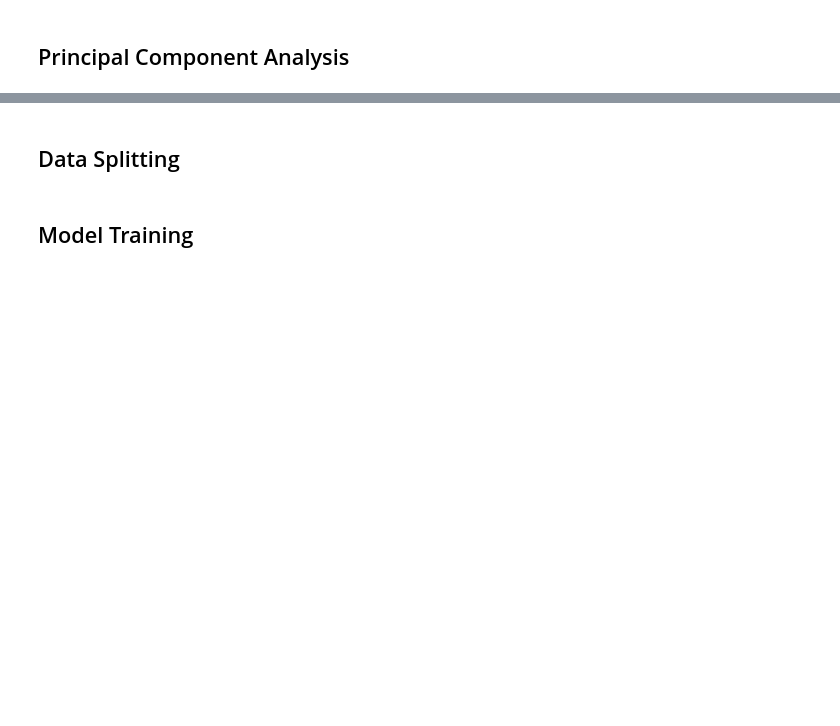
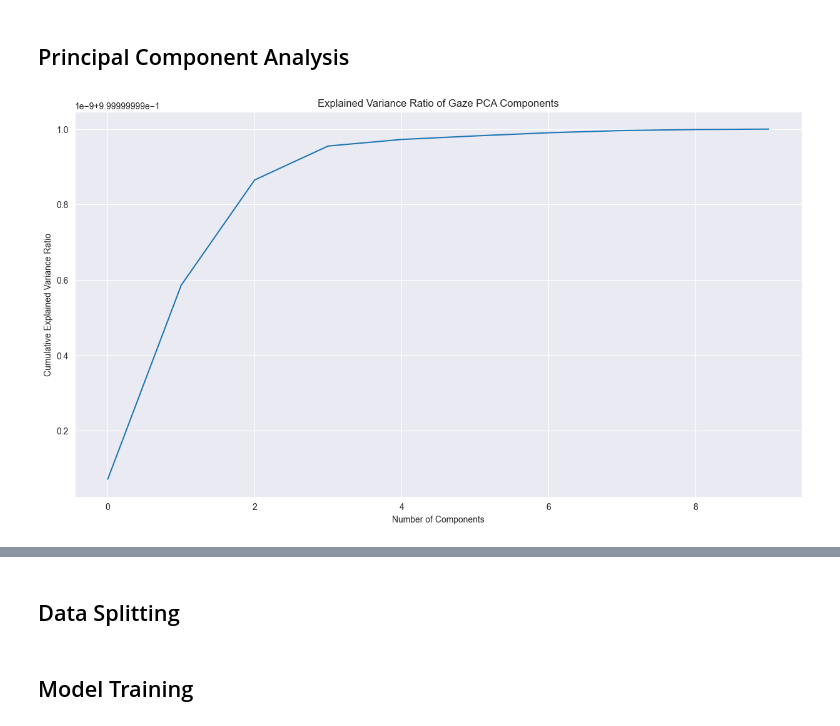
Before and after one commit to KarloKorbar/multimodal_depression_detection, a Jupyter notebook: DepressionDetection/face.ipynb, the cells around one changed output, grey strips where cells are left out. Drawn from its saved outputs; the diff is of its cells as text; code cells hidden in the pictures; blank space fills up the shorter version.

```diff
--- a/DepressionDetection/face.ipynb
+++ b/DepressionDetection/face.ipynb
@@ -157,7 +186,8 @@ IndentationError: expected an indented block (1046494009.py, line 91)
 # %%
 from utils.pca_utils import save_pca_components
 
-def perform_feature_pca(df: pd.DataFrame) -> Tuple[pd.DataFrame, Dict]:
+
+def perform_feature_pca(df: pd.DataFrame, n_components: int = 10):
     #Perform PCA on different facial feature types.
     # Extract different feature types
     feature_types = {
@@ -166,66 +196,82 @@ def perform_feature_pca(df: pd.DataFrame) -> Tuple[pd.DataFrame, Dict]:
         'Pose': [col for col in df.columns if 'CLNFpose_' in col]
     }
 
     # Dictionary to store PCA results
     pca_results = {}
 
     # Perform PCA for each feature type
     for feature_name, features in feature_types.items():
         if not features:
             continue
 
         # Extract data and perform PCA
         feature_data = df[features]
-        pca = PCA(n_components=min(10, len(features)))
+        pca = PCA(n_components=min(n_components, len(features)))
         feature_pca = pca.fit_transform(feature_data)
 
-       # Store results
-        pca_results[feature_name] = {
-            'pca': pca,
-            'transformed': feature_pca
-        }
+        # Determine the most important features for the first principal component
+        abs_loadings = np.abs(pca.components_[0])
+        sorted_indices = np.argsort(abs_loadings)[::-1]
+        feature_names = [features[i] for i in sorted_indices[:min(n_components, len(features))]]
 
-        # Plot explained variance ratio
-        plt.figure(figsize=FIGURE_SIZE)
-        plt.plot(np.cumsum(pca.explained_variance_ratio_))
-        plt.xlabel('Number of Components')
-        plt.ylabel('Cumulative Explained Variance Ratio')
-        plt.title(f'Explained Variance Ratio of {feature_name} PCA Components')
-        plt.grid(True)
-        plt.show()
-
-        # Print variance explained
-        print(f"\n{feature_name} - Explained variance ratio by component:")
-        for i, ratio in enumerate(pca.explained_variance_ratio_):
-            print(f"PC{i + 1}: {ratio:.4f}")
-
-        # Plot feature importance
-        plt.figure(figsize=(12, 8))
+        # For compatibility, return the last computed PCA's importance
         feature_importance = pd.DataFrame(
             pca.components_.T,
             columns=[f'PC{i + 1}' for i in range(feature_pca.shape[1])],
-            index=features
+            index=feature_data.columns
         )
-        sns.heatmap(feature_importance, cmap='coolwarm', center=0)
-        plt.title(f'Feature Importance in {feature_name} Principal Components')
-        plt.tight_layout()
-        plt.show()
+
+        # Store results
+        pca_results[feature_name] = {
+            'pca': pca,
+            'feature_pca': feature_pca,
+            'feature_names': feature_names,
+            'feature_importance': feature_importance
+        }
+
+        # Save PCA components
+        save_pca_components(
+            pca=pca,
+            feature_names=feature_names,
+            output_path=f'models/pca_face_{feature_name.lower().replace(" ", "_")}.pkl'
+        )
 
     # Create combined PCA features DataFrame
     pca_df = pd.DataFrame(index=df.index)
     for feature_name, result in pca_results.items():
-        feature_cols = [f'{feature_name}_PC{i + 1}' for i in range(result['transformed'].shape[1])]
-        pca_df[feature_cols] = result['transformed']
+        pca_df[result['feature_names']] = result['feature_pca']
 
-    # Save PCA components
-    feature_names = pca_df.columns.tolist()
-    save_pca_components(
-        pca=pca_df,
-        feature_names=feature_names,
-        output_path='models/pca_face.pkl'
-    )
     return pca_df, pca_results
 
 
 # Perform PCA
 pca_df, pca_results = perform_feature_pca(df_face)
+
+# Plot graphs
+for feature_name, result in pca_results.items():
+    pca = result['pca']
+    # feature_pca = result['feature_pca'] # is this ok?
+    feature_importance = result['feature_importance']
+
+    # Plot explained variance ratio
+    plt.figure(figsize=FIGURE_SIZE)
+    plt.plot(np.cumsum(pca.explained_variance_ratio_))
+    plt.xlabel('Number of Components')
+    plt.ylabel('Cumulative Explained Variance Ratio')
+    plt.title(f'Explained Variance Ratio of {feature_name} PCA Components')
+    plt.grid(True)
+    plt.show()
+
+    # Print variance explained
+    print(f"\n{feature_name} - Explained variance ratio by component:")
+    for i, ratio in enumerate(pca.explained_variance_ratio_):
+        print(f"PC{i + 1}: {ratio:.4f}")
+
+    # Plot feature importance
+    plt.figure(figsize=(12, 8))
+    sns.heatmap(feature_importance, cmap='coolwarm', center=0)
+    plt.title(f'Feature Importance in {feature_name} Principal Components')
+    plt.tight_layout()
+    plt.show()
+# %% [output]
+[figure, added]
```
Also changed, not shown: parts of 5 cells of this notebook, 12 other files.
